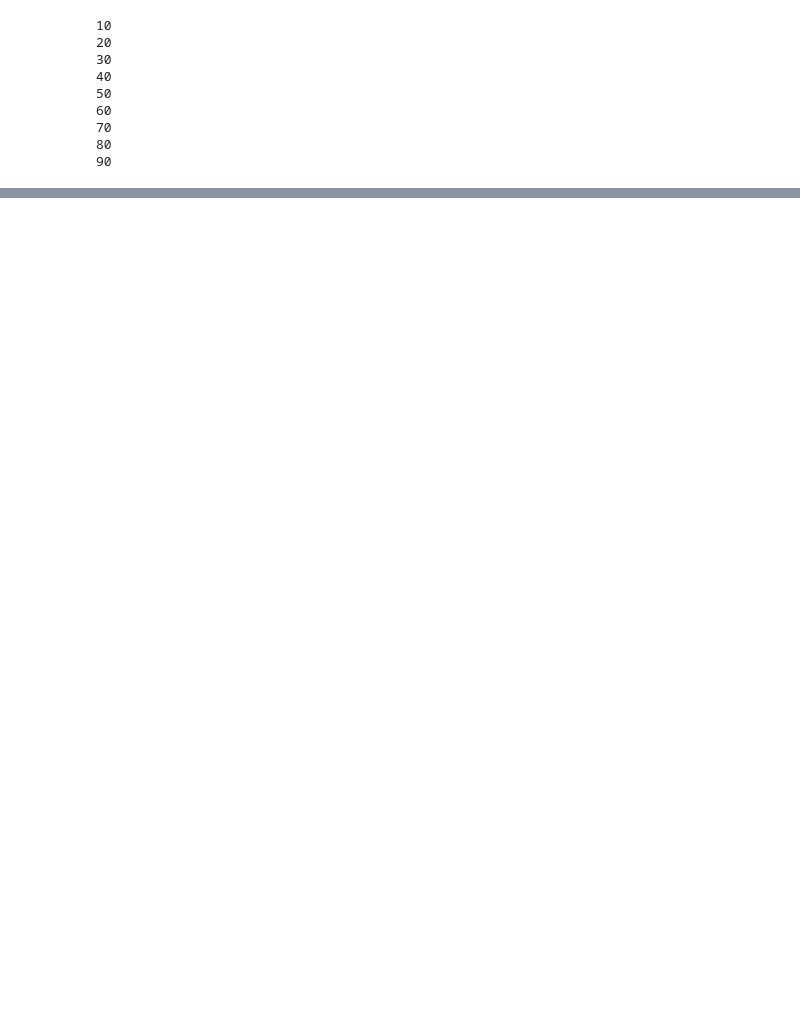
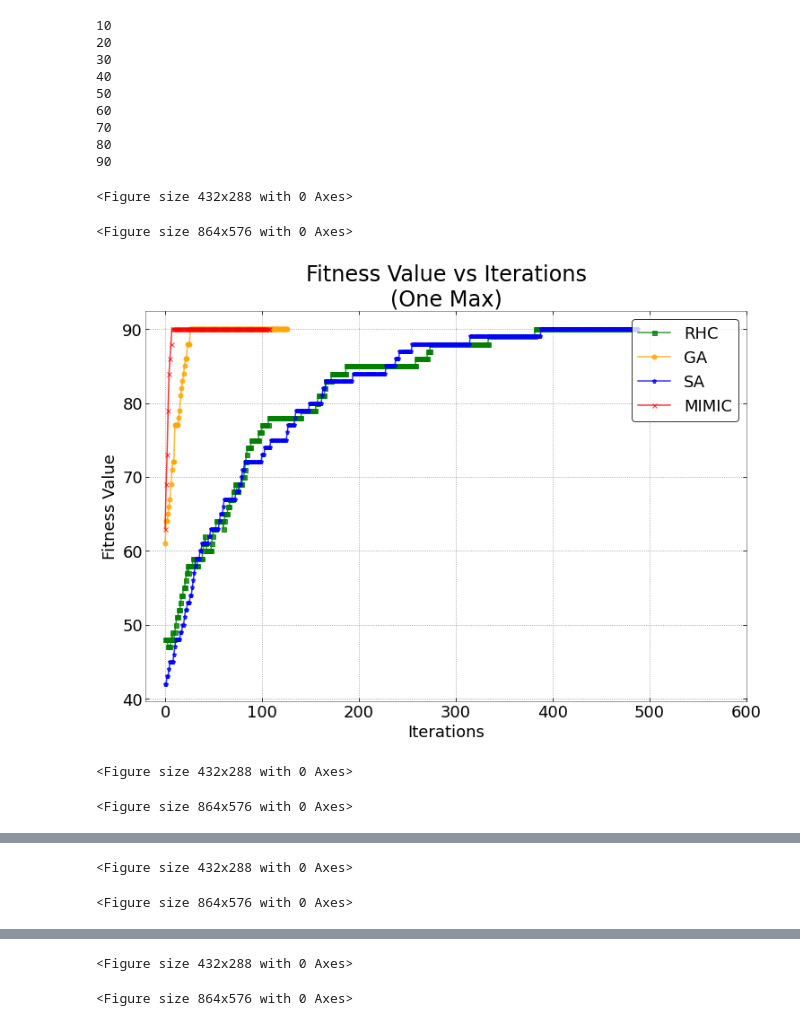
Before and after one commit to sagniksinha/CS7641-Assignment2, a Jupyter notebook: Base_with_funtions-Copy1.ipynb, the cells around one changed output, grey strips where cells are left out. Drawn from its saved outputs; the diff is of its cells as text; code cells hidden in the pictures; blank space fills up the shorter version.

```diff
--- a/Base_with_funtions-Copy1.ipynb
+++ b/Base_with_funtions-Copy1.ipynb
@@ -105,9 +105,9 @@ def FittnessVsProblemSize_plotter(RHC,GA,SA,MIMIC,title="Fitness Value vs Proble
     fig, ax = plt.subplots(figsize=(12, 8))
     fig.set_facecolor('white')
     ax.set_facecolor('white')
-    plt.plot(df[['RHC']], color='green', marker='s', markersize=5, label='RHC', alpha=0.8)
+    plt.plot(df[['SA']], color='green', marker='s', markersize=5, label='RHC', alpha=0.8)
     plt.plot(df[['GA']], color='orange', marker='o', markersize=5, label='GA', alpha=0.8)
-    plt.plot(df[['SA']], color='blue', marker='p', markersize=5, label='SA', alpha=0.8)
+    plt.plot(df[['GA']], color='blue', marker='p', markersize=5, label='SA', alpha=0.8)
     plt.plot(df[['MIMIC']], color='red', marker='x', markersize=5, label='MIMIC', alpha=0.8)
 
     plt.xlabel('Problem Size', fontsize=other_title)
@@ -223,18 +223,23 @@ def TimeTakenVsProblemSize_plotter(RHC,GA,SA,MIMIC,title="Time Taken vs Problem
 # %%
 np.random.seed(42)
 fitness = mlrose.OneMax()
-RHC,RHC_curve,GA,GA_curve,SA,SA_curve,MIMIC,MIMIC_curve = fuction_runner(fitness, max_attempts=100, SA_schedule=mlrose.GeomDecay(init_temp = 1, decay=0.1, min_temp=1))
+RHC,RHC_curve,GA,GA_curve,SA,SA_curve,MIMIC,MIMIC_curve = fuction_runner(fitness, max_attempts=100)
 FittnessVsIterations_plotter(RHC_curve,GA_curve,SA_curve,MIMIC_curve,title="Fitness Value vs Iterations\n(One Max)",h1 ='C:/Users/sagni/Documents/Personal Files/CS7641/Assignment2/Images/FitnessVsIterations_OneMax.png')
 FittnessVsProblemSize_plotter(RHC,GA,SA,MIMIC,title="Fitness Value vs Problem Size\n(One Max)",h1 ='C:/Users/sagni/Documents/Personal Files/CS7641/Assignment2/Images/FitnessVsProblemSize_OneMax.png')
 FevalVsProblemSize_plotter(RHC,GA,SA,MIMIC,title="Funtion Evaluations vs Problem Size\n(One Max)",h1 ='C:/Users/sagni/Documents/Personal Files/CS7641/Assignment2/Images/FuntionEvaluationsVsProblemSize_OneMax.png')
 TimeTakenVsProblemSize_plotter(RHC,GA,SA,MIMIC,title="Time Taken vs Problem Size\n(One Max)",h1 ='C:/Users/sagni/Documents/Personal Files/CS7641/Assignment2/Images/TimeTakenVsProblemSize_OneMax.png')
 # %% [output]
 10
 20
 30
 40
 50
 60
 70
 80
 90
+<Figure size 432x288 with 0 Axes>
+<Figure size 864x576 with 0 Axes>
+[figure, added]
+<Figure size 432x288 with 0 Axes>
+<Figure size 864x576 with 0 Axes>
@@ -240,0 +247,2 @@ TimeTakenVsProblemSize_plotter(RHC,GA,SA,MIMIC,title="Time Taken vs Problem Size
+<Figure size 432x288 with 0 Axes>
+<Figure size 864x576 with 0 Axes>
@@ -240,0 +250,2 @@ TimeTakenVsProblemSize_plotter(RHC,GA,SA,MIMIC,title="Time Taken vs Problem Size
+<Figure size 432x288 with 0 Axes>
+<Figure size 864x576 with 0 Axes>
```
Also changed, not shown: parts of 1 cell of this notebook, 13 other files.
